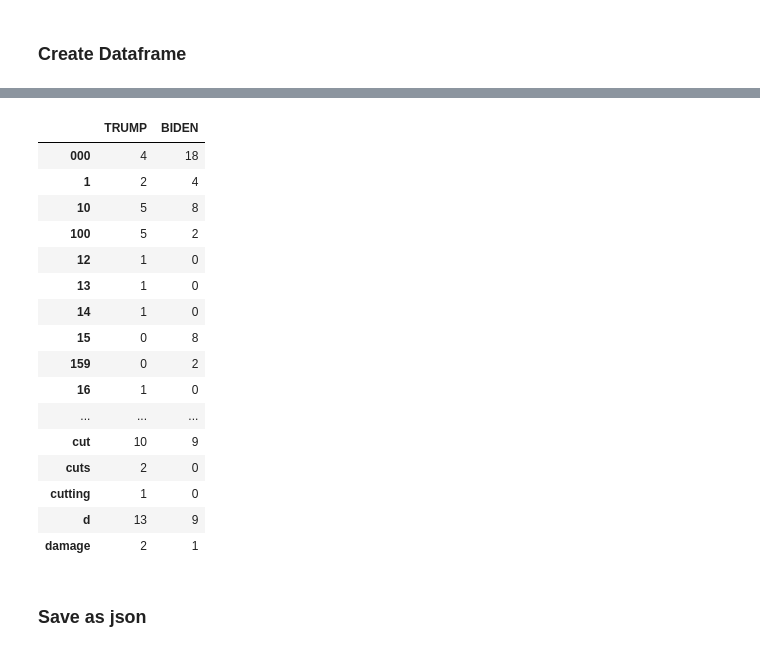
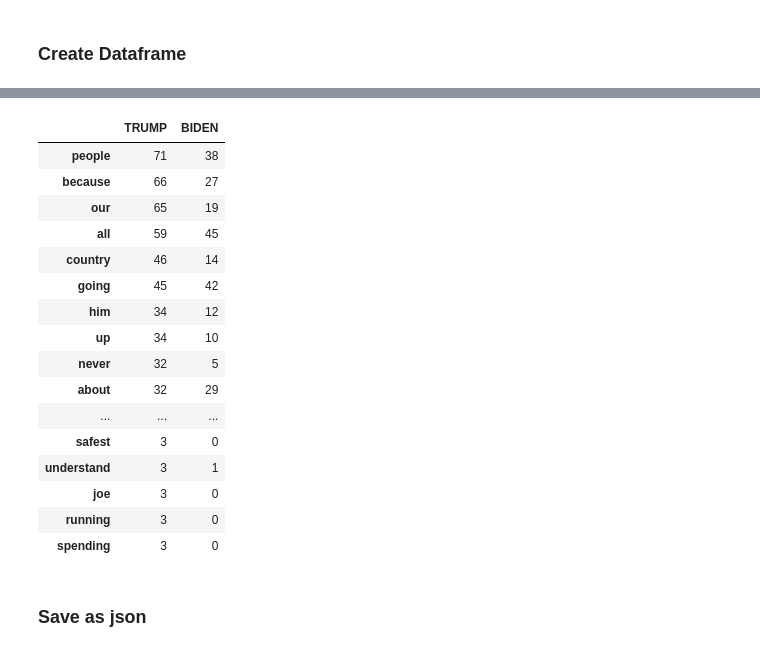
Before and after one commit to katrventura/cnn-debate, a Jupyter notebook: scraper.ipynb, the cells around one changed output, grey strips where cells are left out. Saved outputs shown, nothing was run; the diff lists cells and outputs as text; code cells hidden in the pictures.

```diff
--- a/scraper.ipynb
+++ b/scraper.ipynb
@@ -37,7 +37,7 @@ article
 </div>
 # %%
 text = []
-for p in paragraphs:
+for p in article:
     text.append(p.text)
 
 text
@@ -285,27 +304,27 @@ df = df.sort_values('Total', ascending=False).drop('Total', axis=1)
 # %%
 # show entire dataframe
 pd.set_option('display.max_rows', None)
-# arrange the rows in alphabetical order
-df = df.sort_index()
+# arrange rows in order of most common words
+df = df.sort_values('TRUMP', ascending=False)
 df
 # %% [output]
 |  | TRUMP | BIDEN |
-| 000 | 4 | 18 |
-| 1 | 2 | 4 |
-| 10 | 5 | 8 |
-| 100 | 5 | 2 |
-| 12 | 1 | 0 |
-| 13 | 1 | 0 |
-| 14 | 1 | 0 |
-| 15 | 0 | 8 |
-| 159 | 0 | 2 |
-| 16 | 1 | 0 |
+| people | 71 | 38 |
+| because | 66 | 27 |
+| our | 65 | 19 |
+| all | 59 | 45 |
+| country | 46 | 14 |
+| going | 45 | 42 |
+| him | 34 | 12 |
+| up | 34 | 10 |
+| never | 32 | 5 |
+| about | 32 | 29 |
 | ... | ... | ... |
-| cut | 10 | 9 |
-| cuts | 2 | 0 |
-| cutting | 1 | 0 |
-| d | 13 | 9 |
-| damage | 2 | 1 |
+| safest | 3 | 0 |
+| understand | 3 | 1 |
+| joe | 3 | 0 |
+| running | 3 | 0 |
+| spending | 3 | 0 |
 # %% [markdown]
 ### Save as json
 # %%
```
Also changed, not shown: parts of 9 cells of this notebook, 4 other files.
